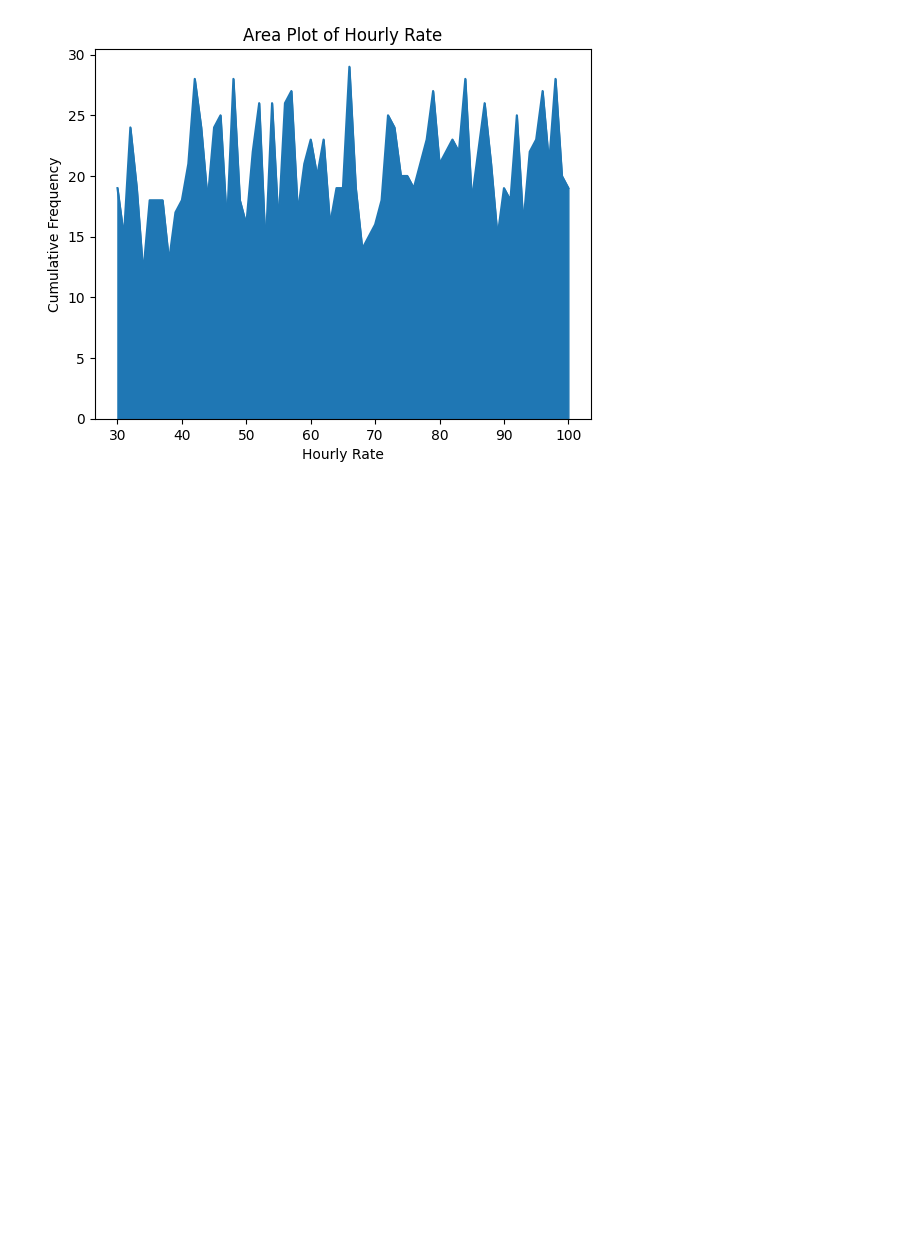
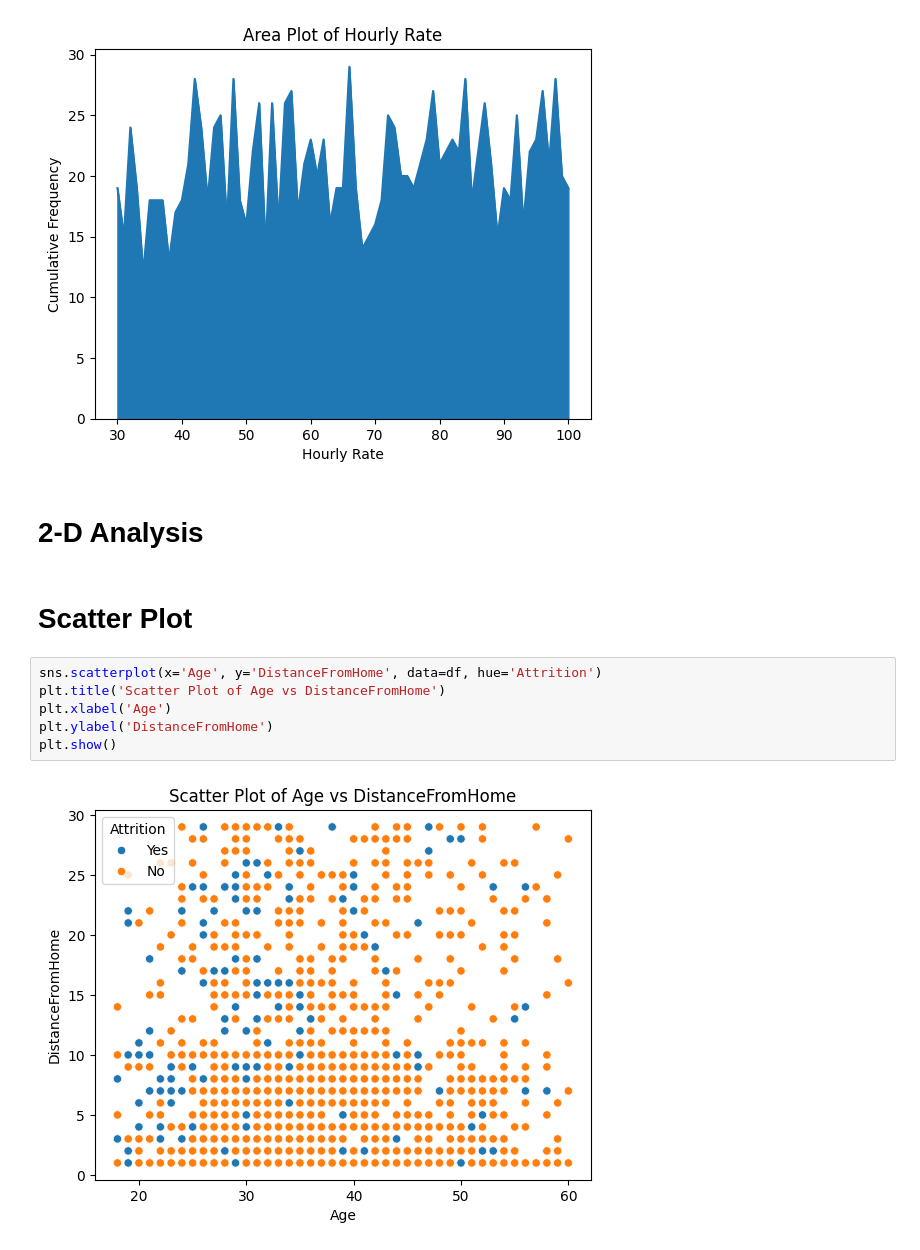
Before and after one commit to PrakulSmarty/EDA_Theory_03, a Jupyter notebook: Module4_21BDS0003.ipynb, the cells around one changed output. Cells and saved outputs as stored; diff of their text form; blank space fills up the shorter version.

```diff
--- a/Module4_21BDS0003.ipynb
+++ b/Module4_21BDS0003.ipynb
@@ -208,3 +208,15 @@ plt.ylabel('Cumulative Frequency')
 plt.show()
 # %% [output]
 [figure]
+# %% [markdown]
+# 2-D Analysis
+# %% [markdown]
+# Scatter Plot
+# %%
+sns.scatterplot(x='Age', y='DistanceFromHome', data=df, hue='Attrition')
+plt.title('Scatter Plot of Age vs DistanceFromHome')
+plt.xlabel('Age')
+plt.ylabel('DistanceFromHome')
+plt.show()
+# %% [output]
+[figure, added]
```
Also changed, not shown: parts of 9 cells of this notebook.
